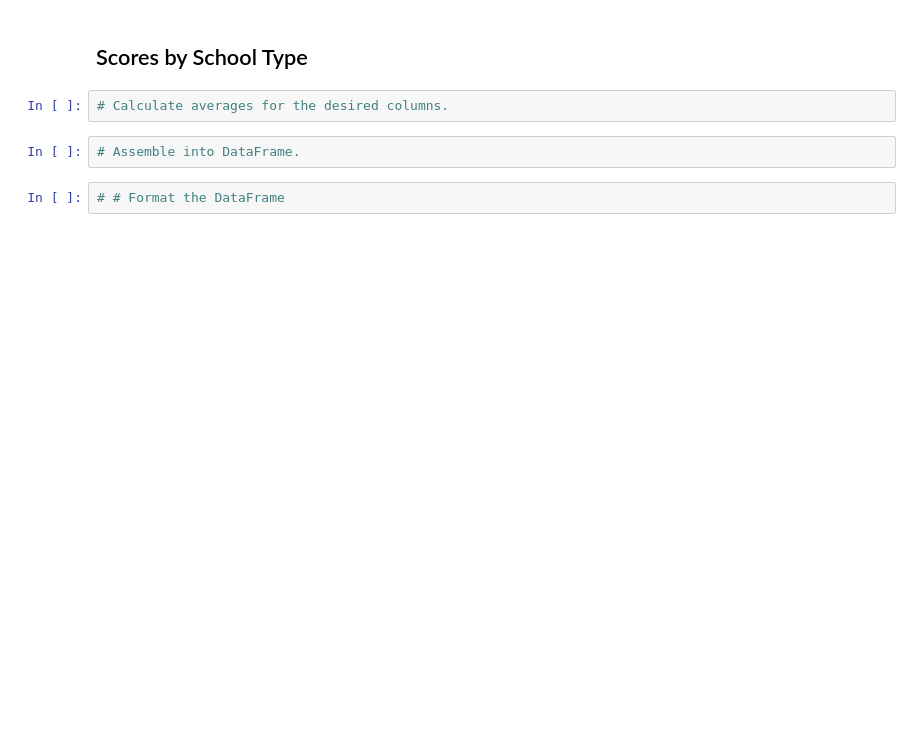
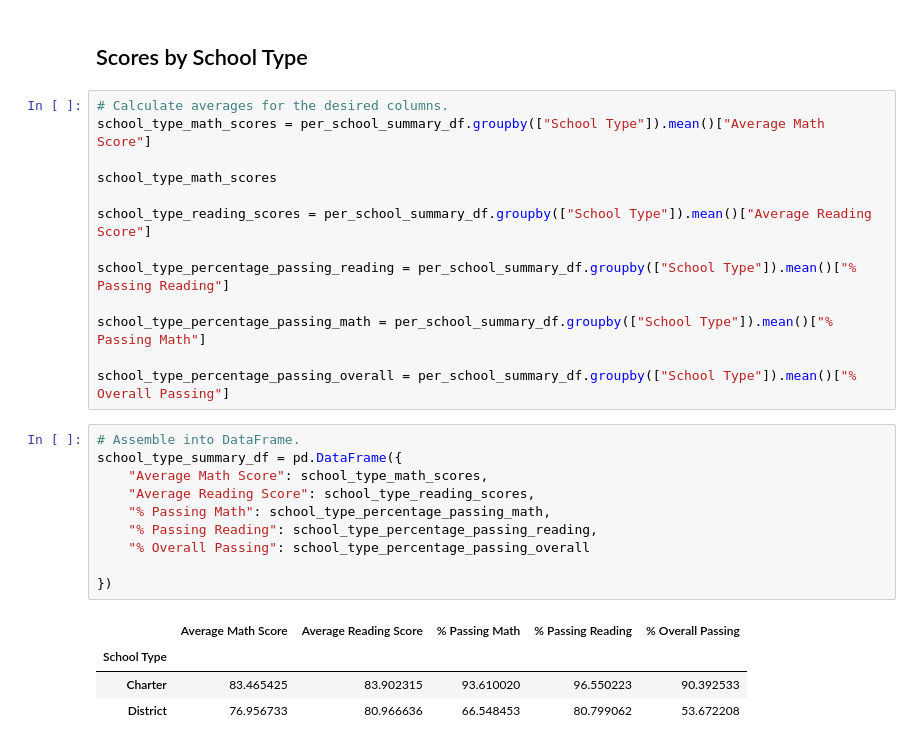
Before and after one commit to alorenz465446/School_District_Analysis, a Jupyter notebook: PyCitySchools_Challenge.ipynb, the cells around one changed output. Saved outputs shown, nothing was run; the diff lists cells and outputs as text; blank space fills up the shorter version.

```diff
--- a/PyCitySchools_Challenge.ipynb
+++ b/PyCitySchools_Challenge.ipynb
@@ -687,8 +747,30 @@ school_size_summary_df = pd.DataFrame({
 # %% [markdown]
 ## Scores by School Type
-# %%
-# Calculate averages for the desired columns.
-# %%
-# Assemble into DataFrame.
-# %%
-# # Format the DataFrame
+# %%
+# Calculate averages for the desired columns.
+school_type_math_scores = per_school_summary_df.groupby(["School Type"]).mean()["Average Math Score"]
+
+school_type_math_scores
+
+school_type_reading_scores = per_school_summary_df.groupby(["School Type"]).mean()["Average Reading Score"]
+
+school_type_percentage_passing_reading = per_school_summary_df.groupby(["School Type"]).mean()["% Passing Reading"]
+
+school_type_percentage_passing_math = per_school_summary_df.groupby(["School Type"]).mean()["% Passing Math"]
+
+school_type_percentage_passing_overall = per_school_summary_df.groupby(["School Type"]).mean()["% Overall Passing"]
+# %%
+# Assemble into DataFrame.
+school_type_summary_df = pd.DataFrame({
+    "Average Math Score": school_type_math_scores,
+    "Average Reading Score": school_type_reading_scores,
+    "% Passing Math": school_type_percentage_passing_math,
+    "% Passing Reading": school_type_percentage_passing_reading,
+    "% Overall Passing": school_type_percentage_passing_overall
+
+})
+# %% [output]
+|  | Average Math Score | Average Reading Score | % Passing Math | % Passing Reading | % Overall Passing |
+| School Type |  |  |  |  |  |
+| Charter | 83.465425 | 83.902315 | 93.610020 | 96.550223 | 90.392533 |
+| District | 76.956733 | 80.966636 | 66.548453 | 80.799062 | 53.672208 |
```
Also changed, not shown: parts of 14 cells of this notebook, 3 other files.
